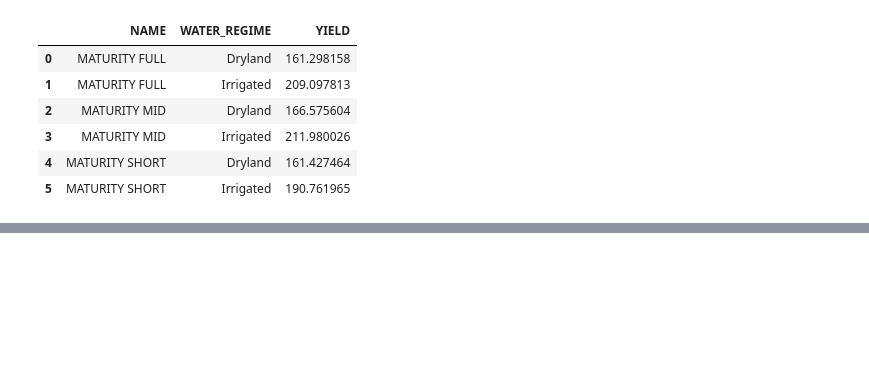
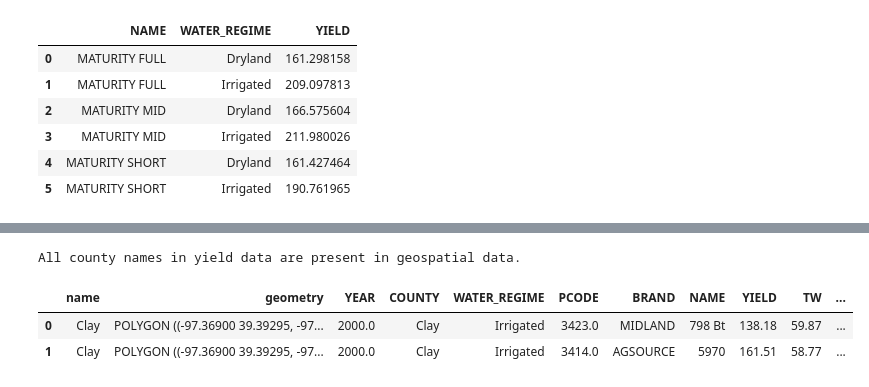
Before and after one commit to Ciampitti-Lab/AVYield, a Jupyter notebook: data/data_exp.ipynb, the cells around one changed output, grey strips where cells are left out. Cells and saved outputs as stored; diff of their text form; code cells hidden in the pictures; blank space fills up the shorter version.

Commit message:
Started adding geodata

```diff
--- a/data/data_exp.ipynb
+++ b/data/data_exp.ipynb
@@ -320,0 +339,3 @@ df_brand1
+# %%
+geodf = geodf[['name', 'geometry']]
+geodf.head()
@@ -320,0 +349,3 @@ df_brand1
+# %%
+corn = pd.read_csv("../data/datasets/corn.csv")
+corn.head()
@@ -320,0 +362,18 @@ df_brand1
+# %%
+missing_county_names = yield_data_county_names - geodata_county_names
+
+# Print the missing county names, if any
+if len(missing_county_names) > 0:
+    print("County names present in yield data but not in geospatial data:")
+    print(missing_county_names)
+else:
+    print("All county names in yield data are present in geospatial data.")
+# %% [output]
+All county names in yield data are present in geospatial data.
+# %%
+df = geodf.merge(corn, left_on='name', right_on='COUNTY', how='inner')
+df.head(2)
+# %% [output]
+|  | name | geometry | YEAR | COUNTY | WATER_REGIME | PCODE | BRAND | NAME | YIELD | TW | ... |
+| 0 | Clay | POLYGON ((-97.36900 39.39295, -97... | 2000.0 | Clay | Irrigated | 3423.0 | MIDLAND | 798 Bt | 138.18 | 59.87 | ... |
+| 1 | Clay | POLYGON ((-97.36900 39.39295, -97... | 2000.0 | Clay | Irrigated | 3414.0 | AGSOURCE | 5970 | 161.51 | 58.77 | ... |
```
Also changed, not shown: parts of 10 cells of this notebook, 4 other files.
